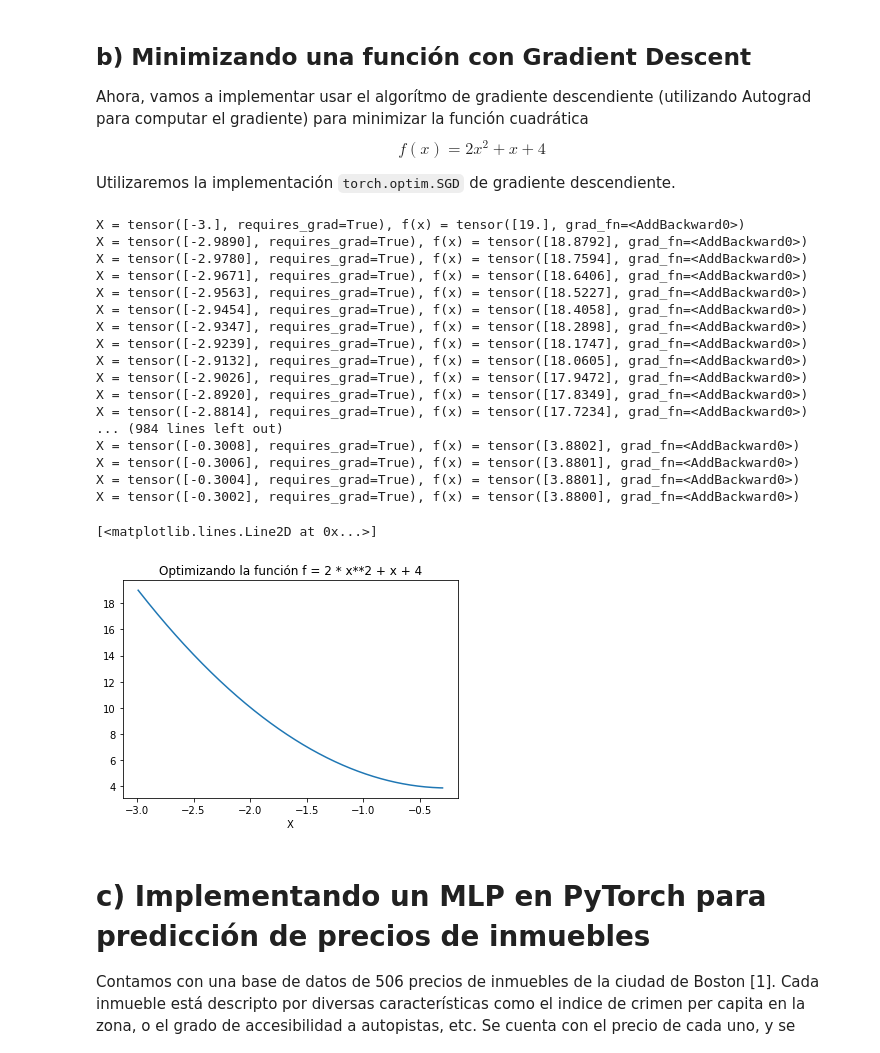
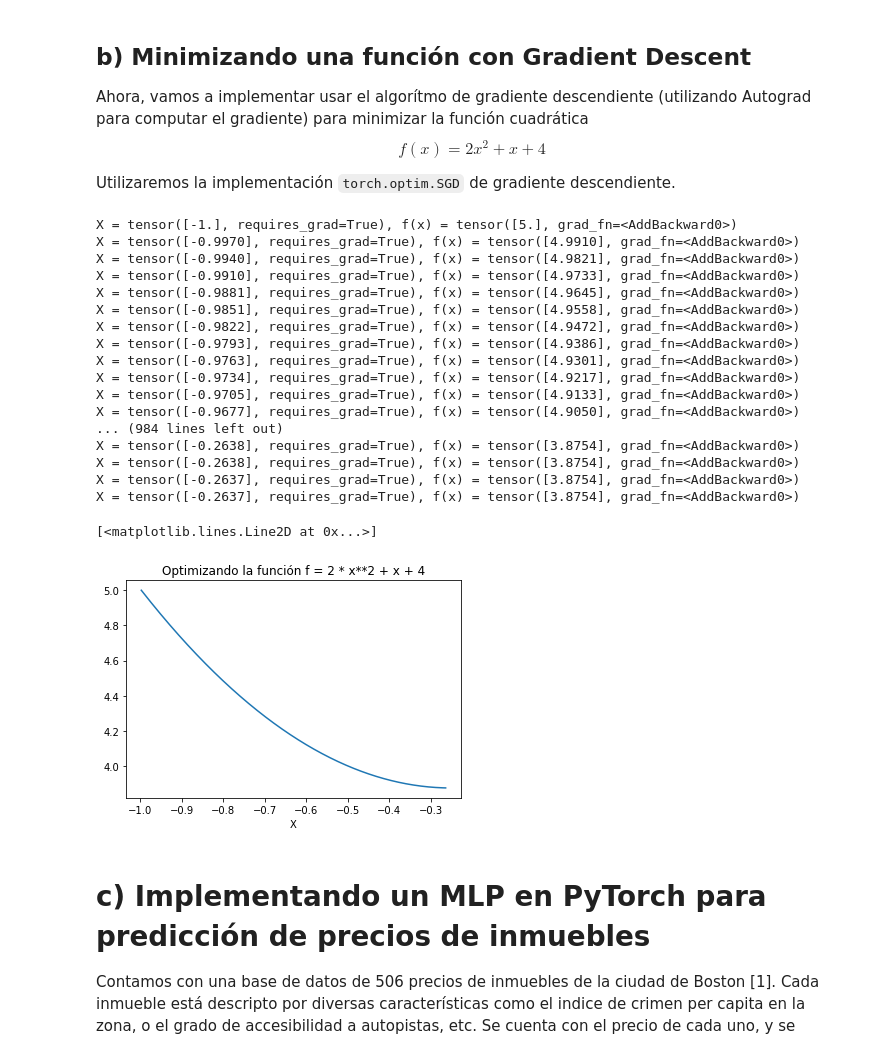
Before and after one commit to EmilianoLS/DiTellaML, a Jupyter notebook: Deep Learning/Practica_2_Estudiantes.ipynb, the cells around one changed output. Drawn from its saved outputs; the diff is of its cells as text; code cells hidden in the pictures.

```diff
--- a/Deep Learning/Practica_2_Estudiantes.ipynb
+++ b/Deep Learning/Practica_2_Estudiantes.ipynb
@@ -49,7 +49,7 @@ Utilizaremos la implementación `torch.optim.SGD` de gradiente descendiente.
 import matplotlib.pyplot as plt
 
 # Definir la variable que será el parámetro a optimizar
-x = torch.tensor([-3.], requires_grad = True)
+x = torch.tensor([-1.], requires_grad = True)
 
 # Definir el optimizador, indicando el parámetro a optimizar y el learning rate
 optimizer = torch.optim.SGD([x], lr = 0.001)
@@ -59,50 +59,50 @@ f_values = []
 x_values = []
 
 # Loop de optimización
 for i in range(1000):
 
     # Setemos en 0 los gradientes de todos los elementos
     optimizer.zero_grad()
 
     # Pasada forward: ejecutar la función a minimizar
     f = 2 * x ** 2 + x + 4
 
     print("X = " + str(x) + ", f(x) = " + str(f))
 
     # Pasada backward: computar los gradientes
     f.backward()
 
     # Actualizar los pesos dando un paso de gradiente descendiente
     optimizer.step()
 
     # Guardar los valores para luego plotearlos
     f_values.append(f.data.item())
     x_values.append(x.data.item())
 
 # Ploteo los valores
 plt.title("Optimizando la función f = 2 * x**2 + x + 4")
 plt.xlabel("X")
 plt.plot(x_values,f_values)
 # %% [output]
-X = tensor([-3.], requires_grad=True), f(x) = tensor([19.], grad_fn=<AddBackward0>)
-X = tensor([-2.9890], requires_grad=True), f(x) = tensor([18.8792], grad_fn=<AddBackward0>)
-X = tensor([-2.9780], requires_grad=True), f(x) = tensor([18.7594], grad_fn=<AddBackward0>)
-X = tensor([-2.9671], requires_grad=True), f(x) = tensor([18.6406], grad_fn=<AddBackward0>)
-X = tensor([-2.9563], requires_grad=True), f(x) = tensor([18.5227], grad_fn=<AddBackward0>)
-X = tensor([-2.9454], requires_grad=True), f(x) = tensor([18.4058], grad_fn=<AddBackward0>)
-X = tensor([-2.9347], requires_grad=True), f(x) = tensor([18.2898], grad_fn=<AddBackward0>)
-X = tensor([-2.9239], requires_grad=True), f(x) = tensor([18.1747], grad_fn=<AddBackward0>)
-X = tensor([-2.9132], requires_grad=True), f(x) = tensor([18.0605], grad_fn=<AddBackward0>)
-X = tensor([-2.9026], requires_grad=True), f(x) = tensor([17.9472], grad_fn=<AddBackward0>)
-X = tensor([-2.8920], requires_grad=True), f(x) = tensor([17.8349], grad_fn=<AddBackward0>)
-X = tensor([-2.8814], requires_grad=True), f(x) = tensor([17.7234], grad_fn=<AddBackward0>)
+X = tensor([-1.], requires_grad=True), f(x) = tensor([5.], grad_fn=<AddBackward0>)
+X = tensor([-0.9970], requires_grad=True), f(x) = tensor([4.9910], grad_fn=<AddBackward0>)
+X = tensor([-0.9940], requires_grad=True), f(x) = tensor([4.9821], grad_fn=<AddBackward0>)
+X = tensor([-0.9910], requires_grad=True), f(x) = tensor([4.9733], grad_fn=<AddBackward0>)
+X = tensor([-0.9881], requires_grad=True), f(x) = tensor([4.9645], grad_fn=<AddBackward0>)
+X = tensor([-0.9851], requires_grad=True), f(x) = tensor([4.9558], grad_fn=<AddBackward0>)
+X = tensor([-0.9822], requires_grad=True), f(x) = tensor([4.9472], grad_fn=<AddBackward0>)
+X = tensor([-0.9793], requires_grad=True), f(x) = tensor([4.9386], grad_fn=<AddBackward0>)
+X = tensor([-0.9763], requires_grad=True), f(x) = tensor([4.9301], grad_fn=<AddBackward0>)
+X = tensor([-0.9734], requires_grad=True), f(x) = tensor([4.9217], grad_fn=<AddBackward0>)
+X = tensor([-0.9705], requires_grad=True), f(x) = tensor([4.9133], grad_fn=<AddBackward0>)
+X = tensor([-0.9677], requires_grad=True), f(x) = tensor([4.9050], grad_fn=<AddBackward0>)
 ... (984 lines left out)
-X = tensor([-0.3008], requires_grad=True), f(x) = tensor([3.8802], grad_fn=<AddBackward0>)
-X = tensor([-0.3006], requires_grad=True), f(x) = tensor([3.8801], grad_fn=<AddBackward0>)
-X = tensor([-0.3004], requires_grad=True), f(x) = tensor([3.8801], grad_fn=<AddBackward0>)
-X = tensor([-0.3002], requires_grad=True), f(x) = tensor([3.8800], grad_fn=<AddBackward0>)
+X = tensor([-0.2638], requires_grad=True), f(x) = tensor([3.8754], grad_fn=<AddBackward0>)
+X = tensor([-0.2638], requires_grad=True), f(x) = tensor([3.8754], grad_fn=<AddBackward0>)
+X = tensor([-0.2637], requires_grad=True), f(x) = tensor([3.8754], grad_fn=<AddBackward0>)
+X = tensor([-0.2637], requires_grad=True), f(x) = tensor([3.8754], grad_fn=<AddBackward0>)
 [<matplotlib.lines.Line2D at 0x...>]
-[figure, old version]
+[figure, new version]
 # %% [markdown]
 # c) Implementando un MLP en PyTorch para predicción de precios de inmuebles
 
```
Also changed, not shown: parts of 8 cells of this notebook.
